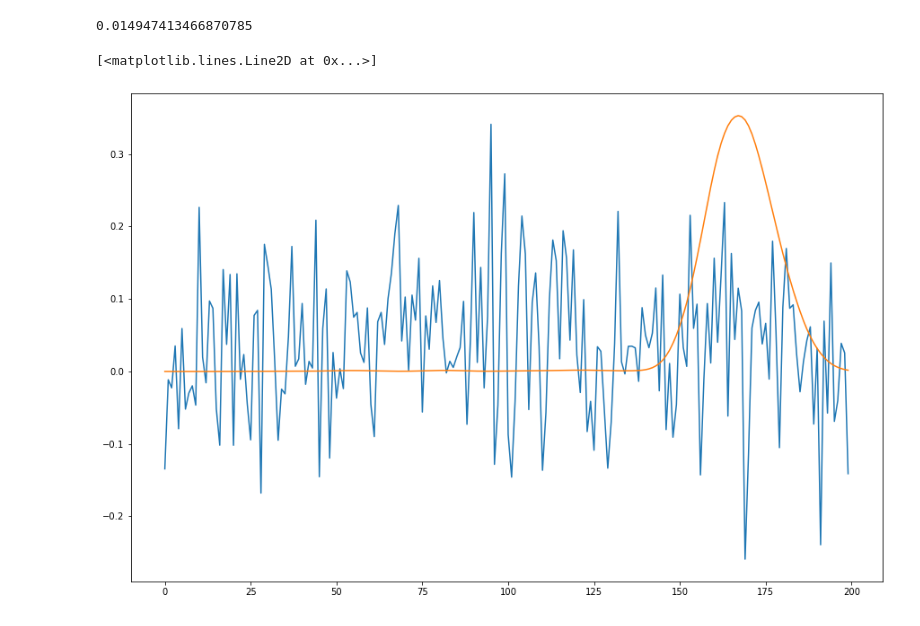
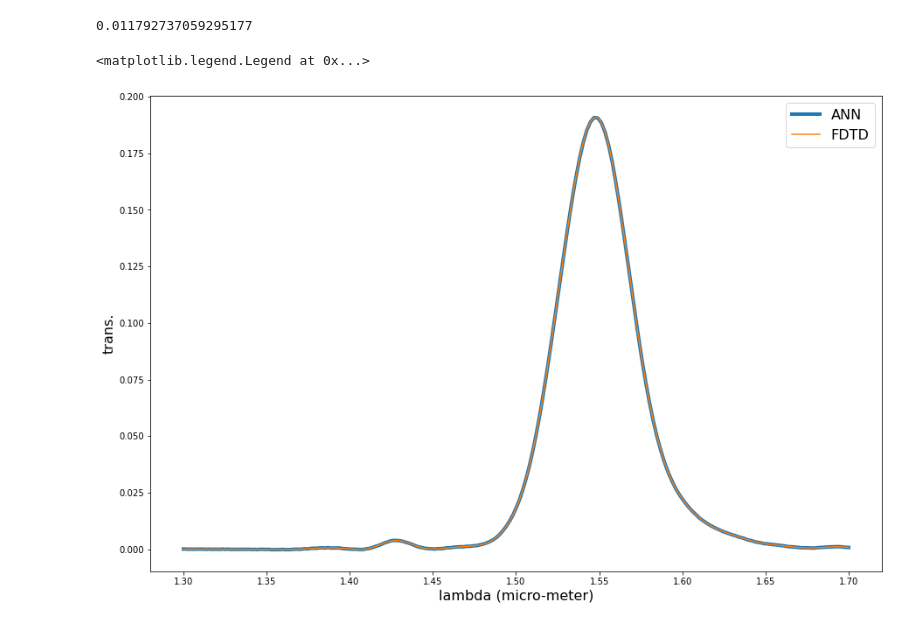
Before and after one commit to JonathanALevine/deep-photonics, a Jupyter notebook: main.ipynb, the cells around one changed output. Cells and saved outputs as stored; diff of their text form; code cells hidden in the pictures.

```diff
--- a/main.ipynb
+++ b/main.ipynb
@@ -254,24 +267,28 @@ model = GCNet()
 # %%
 # Set my optimizer
-eta = 0.001
+eta = 0.01
 params = model.parameters()
 optimizer = torch.optim.SGD(params, lr=eta)
 
 # Do the training
-epochs = 10000
+epochs = 300000
 for epoch in tqdm(range(epochs)):
     optimizer.zero_grad()
-    outputs = model.forward(x)
-    loss = loss_fn(outputs, y)
+    outputs = model.forward(x[[0,1]])
+    loss = loss_fn(outputs, y[[0, 1]])
     loss.backward()
     optimizer.step()
 
 print(loss_fn(model.forward(x), y).item())
 # %% [output]
-0.014947413466870785
+0.011792737059295177
-# %%
-plt.plot(model.forward(x[0]).data)
-plt.plot(y[0])
-# %% [output]
-[<matplotlib.lines.Line2D at 0x...>]
-[figure, removed]
+# %%
+lambdas = np.flip(dataframe['lambda'][0])
+plt.plot(lambdas, model.forward(x[0]).data, linewidth=4, label='ANN')
+plt.plot(lambdas, y[0], label='FDTD')
+plt.xlabel('lambda (micro-meter)', fontsize=16)
+plt.ylabel('trans.', fontsize=16)
+plt.legend(fontsize=16)
+# %% [output]
+<matplotlib.legend.Legend at 0x...>
+[figure, added]
```
Also changed, not shown: parts of 4 cells of this notebook.
